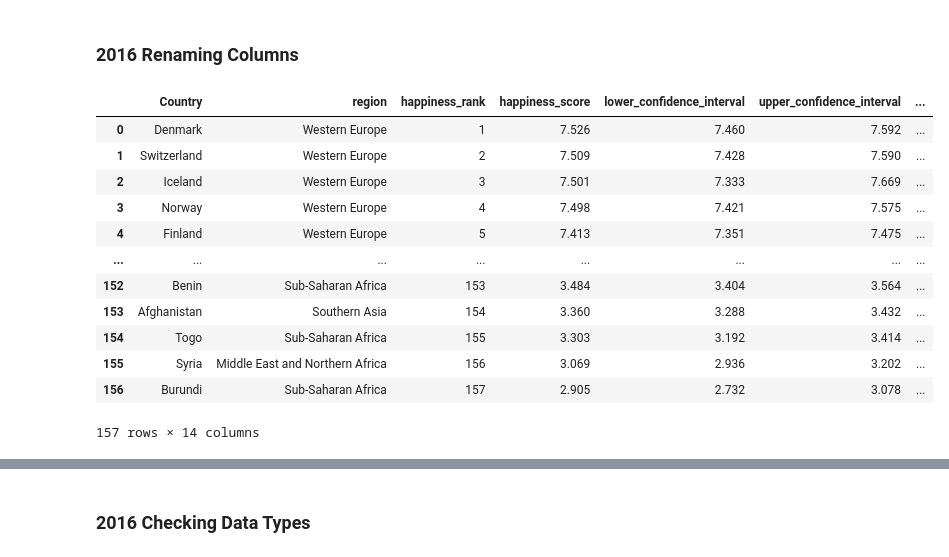
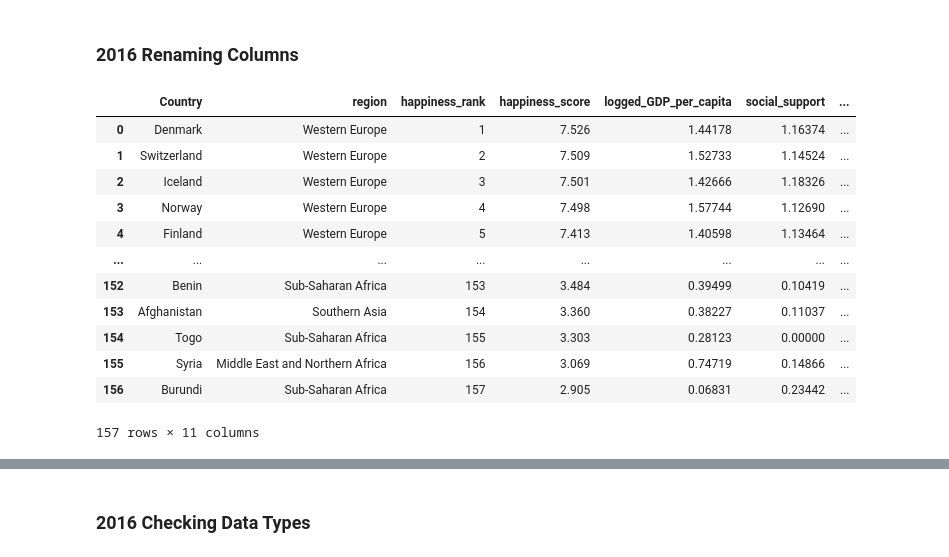
Before and after one commit to JJWarner/CF_WHR, a Jupyter notebook: Scripts/2. Wrangling and Concating WHR 2015 to 2019.ipynb, the cells around one changed output, grey strips where cells are left out. Drawn from its saved outputs; the diff is of its cells as text; code cells hidden in the pictures.

```diff
--- a/Scripts/2. Wrangling and Concating WHR 2015 to 2019.ipynb
+++ b/Scripts/2. Wrangling and Concating WHR 2015 to 2019.ipynb
@@ -172,0 +183,4 @@ for col in DF_2015.columns.tolist():
+# %%
+#Dropping all CI/standard error columns
+DF_2016= DF_2016.drop(columns=['Lower Confidence Interval', 'Upper Confidence Interval','Dystopia Residual'])
+DF_2016
@@ -175,22 +203,22 @@ for col in DF_2015.columns.tolist():
 # %%
 # Renaming 2016 columns
 DF_2016.rename(
-    columns={"County":"Country", "Region":"region", "Happiness Rank":"happiness_rank", "Lower Confidence Interval":"lower_confidence_interval", "Upper Confidence Interval":"upper_confidence_interval", "Happiness Score":"happiness_score", "Family":"social_support", "Economy (GDP per Capita)":"logged_GDP_per_capita", "Health (Life Expectancy)":"healthy_life_expectancy", "Freedom":"freedom_to_make_life_choices", "Generosity":"generosity", "Trust (Government Corruption)":"perceptions_of_corruption", "Dystopia Residual":"dystopia_residual"},
+    columns={"County":"Country", "Region":"region", "Happiness Rank":"happiness_rank", "Upper Confidence Interval":"upper_confidence_interval", "Happiness Score":"happiness_score", "Family":"social_support", "Economy (GDP per Capita)":"logged_GDP_per_capita", "Health (Life Expectancy)":"healthy_life_expectancy", "Freedom":"freedom_to_make_life_choices", "Generosity":"generosity", "Trust (Government Corruption)":"perceptions_of_corruption"},
     inplace=True,
 )
 
 DF_2016
 # %% [output]
-|  | Country | region | happiness_rank | happiness_score | lower_confidence_interval | upper_confidence_interval | ... |
-| 0 | Denmark | Western Europe | 1 | 7.526 | 7.460 | 7.592 | ... |
-| 1 | Switzerland | Western Europe | 2 | 7.509 | 7.428 | 7.590 | ... |
-| 2 | Iceland | Western Europe | 3 | 7.501 | 7.333 | 7.669 | ... |
-| 3 | Norway | Western Europe | 4 | 7.498 | 7.421 | 7.575 | ... |
-| 4 | Finland | Western Europe | 5 | 7.413 | 7.351 | 7.475 | ... |
+|  | Country | region | happiness_rank | happiness_score | logged_GDP_per_capita | social_support | ... |
+| 0 | Denmark | Western Europe | 1 | 7.526 | 1.44178 | 1.16374 | ... |
+| 1 | Switzerland | Western Europe | 2 | 7.509 | 1.52733 | 1.14524 | ... |
+| 2 | Iceland | Western Europe | 3 | 7.501 | 1.42666 | 1.18326 | ... |
+| 3 | Norway | Western Europe | 4 | 7.498 | 1.57744 | 1.12690 | ... |
+| 4 | Finland | Western Europe | 5 | 7.413 | 1.40598 | 1.13464 | ... |
 | ... | ... | ... | ... | ... | ... | ... | ... |
-| 152 | Benin | Sub-Saharan Africa | 153 | 3.484 | 3.404 | 3.564 | ... |
-| 153 | Afghanistan | Southern Asia | 154 | 3.360 | 3.288 | 3.432 | ... |
-| 154 | Togo | Sub-Saharan Africa | 155 | 3.303 | 3.192 | 3.414 | ... |
-| 155 | Syria | Middle East and Northern Africa | 156 | 3.069 | 2.936 | 3.202 | ... |
-| 156 | Burundi | Sub-Saharan Africa | 157 | 2.905 | 2.732 | 3.078 | ... |
+| 152 | Benin | Sub-Saharan Africa | 153 | 3.484 | 0.39499 | 0.10419 | ... |
+| 153 | Afghanistan | Southern Asia | 154 | 3.360 | 0.38227 | 0.11037 | ... |
+| 154 | Togo | Sub-Saharan Africa | 155 | 3.303 | 0.28123 | 0.00000 | ... |
+| 155 | Syria | Middle East and Northern Africa | 156 | 3.069 | 0.74719 | 0.14866 | ... |
+| 156 | Burundi | Sub-Saharan Africa | 157 | 2.905 | 0.06831 | 0.23442 | ... |
-157 rows × 14 columns
+157 rows × 11 columns
```
Also changed, not shown: parts of 56 cells of this notebook, 27 other files.
